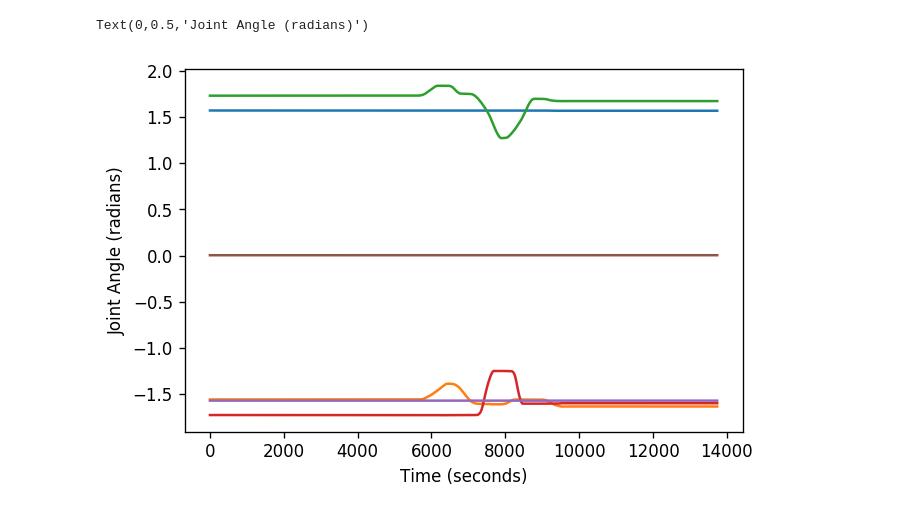
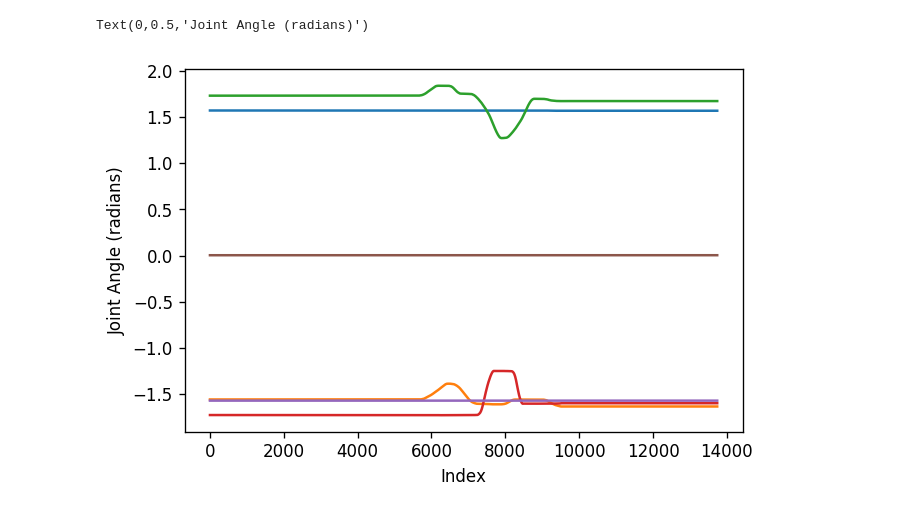
Before and after one commit to travers-rhodes/learn_trajectory, a Jupyter notebook: investigations/PlotRecording.ipynb, the cells around one changed output. Saved outputs shown, nothing was run; the diff lists cells and outputs as text; code cells hidden in the pictures.

```diff
--- a/investigations/PlotRecording.ipynb
+++ b/investigations/PlotRecording.ipynb
@@ -1,14 +1,14 @@
 # %%
 %matplotlib inline
 import matplotlib.pyplot as plt
 fig=plt.figure(dpi= 120, facecolor='w', edgecolor='k')
 #### read in the txt file
 import numpy as np
 raw_data = np.loadtxt('../data/joints_data.txt', delimiter=',')
 
 plt.plot(raw_data[:,1:])
-plt.xlabel("Time (seconds)")
+plt.xlabel("Index")
 plt.ylabel("Joint Angle (radians)")
 # %% [output]
 Text(0,0.5,'Joint Angle (radians)')
-[figure, old version]
+[figure, new version]
```
Also changed, not shown: parts of 1 cell of this notebook, 3 other files.
